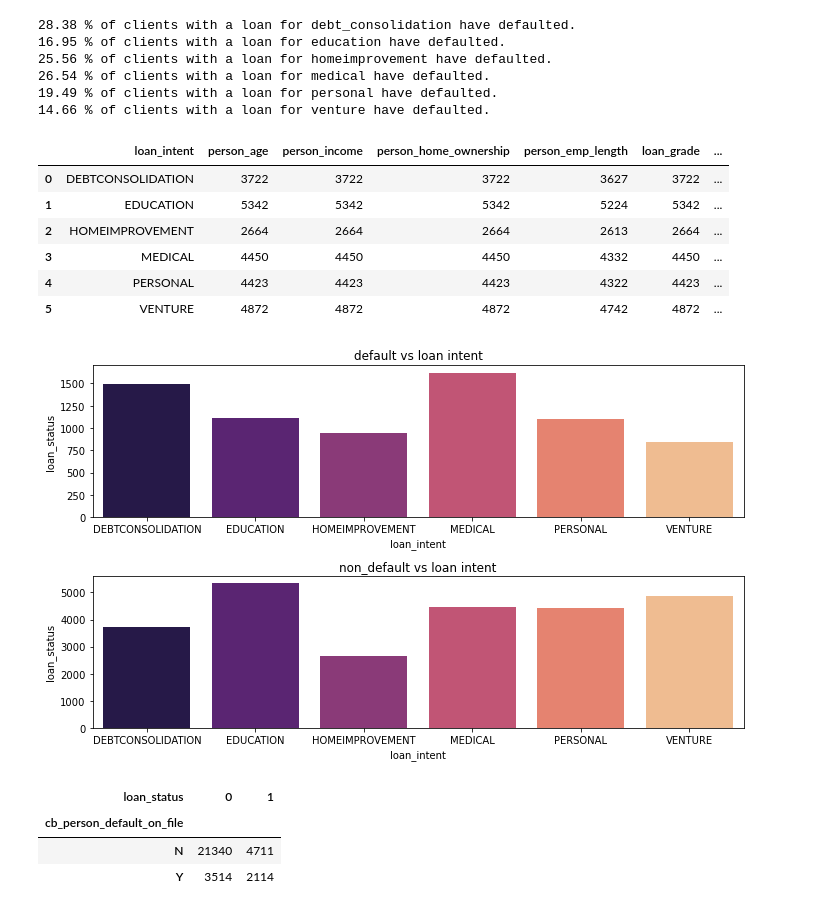
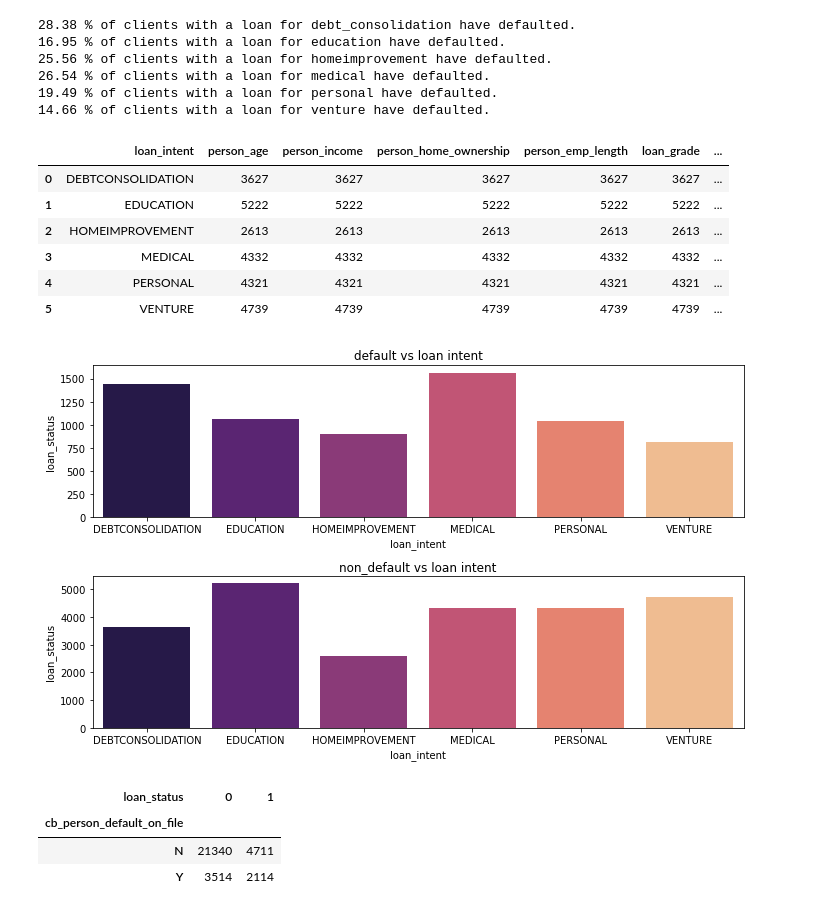
Before and after one commit to Shinan-tech/Credit_default, a Jupyter notebook: credit risk analysis_shinan.ipynb, the cells around one changed output. Cells and saved outputs as stored; diff of their text form; code cells hidden in the pictures.

```diff
--- a/credit risk analysis_shinan.ipynb
+++ b/credit risk analysis_shinan.ipynb
@@ -447,19 +455,19 @@ print("{} % of clients with a loan for venture have defaulted.".format(venture_p
 19.49 % of clients with a loan for personal have defaulted.
 14.66 % of clients with a loan for venture have defaulted.
 # %%
-data_non_default = df[(df["loan_status"]==0)]
-data_default = df[(df["loan_status"]==1)]
+data_non_default = df_clean[(df_clean["loan_status"]==0)]
+data_default = df_clean[(df_clean["loan_status"]==1)]
 data_non_default_groupby_grade = data_non_default.groupby("loan_intent").count().reset_index()
 data_default_groupby_grade = data_default.groupby("loan_intent").count().reset_index()
 data_non_default_groupby_grade
 # %% [output]
 |  | loan_intent | person_age | person_income | person_home_ownership | person_emp_length | loan_grade | ... |
-| 0 | DEBTCONSOLIDATION | 3722 | 3722 | 3722 | 3627 | 3722 | ... |
-| 1 | EDUCATION | 5342 | 5342 | 5342 | 5224 | 5342 | ... |
-| 2 | HOMEIMPROVEMENT | 2664 | 2664 | 2664 | 2613 | 2664 | ... |
-| 3 | MEDICAL | 4450 | 4450 | 4450 | 4332 | 4450 | ... |
-| 4 | PERSONAL | 4423 | 4423 | 4423 | 4322 | 4423 | ... |
-| 5 | VENTURE | 4872 | 4872 | 4872 | 4742 | 4872 | ... |
+| 0 | DEBTCONSOLIDATION | 3627 | 3627 | 3627 | 3627 | 3627 | ... |
+| 1 | EDUCATION | 5222 | 5222 | 5222 | 5222 | 5222 | ... |
+| 2 | HOMEIMPROVEMENT | 2613 | 2613 | 2613 | 2613 | 2613 | ... |
+| 3 | MEDICAL | 4332 | 4332 | 4332 | 4332 | 4332 | ... |
+| 4 | PERSONAL | 4321 | 4321 | 4321 | 4321 | 4321 | ... |
+| 5 | VENTURE | 4739 | 4739 | 4739 | 4739 | 4739 | ... |
 # %%
 fig, axes=plt.subplots(2,1, figsize=(10,6))
 
@@ -470,8 +478,9 @@ sns.barplot(ax=axes[1], x="loan_intent", y="loan_status", data=data_non_default_
 axes[1].set_title("non_default vs loan intent")
 
 plt.tight_layout()
+plt.savefig(fname="C://Users//april//git//Credit_default//Graphs for PPT//default_or_nondefault vs loan_intent")
 # %% [output]
-[figure, old version]
+[figure, new version]
 # %%
 # cb_person_default_on_file
 default_hist_status_tab = pd.crosstab(df_clean['cb_person_default_on_file'], df_clean['loan_status'])
```
Also changed, not shown: parts of 27 cells of this notebook, 10 other files.
